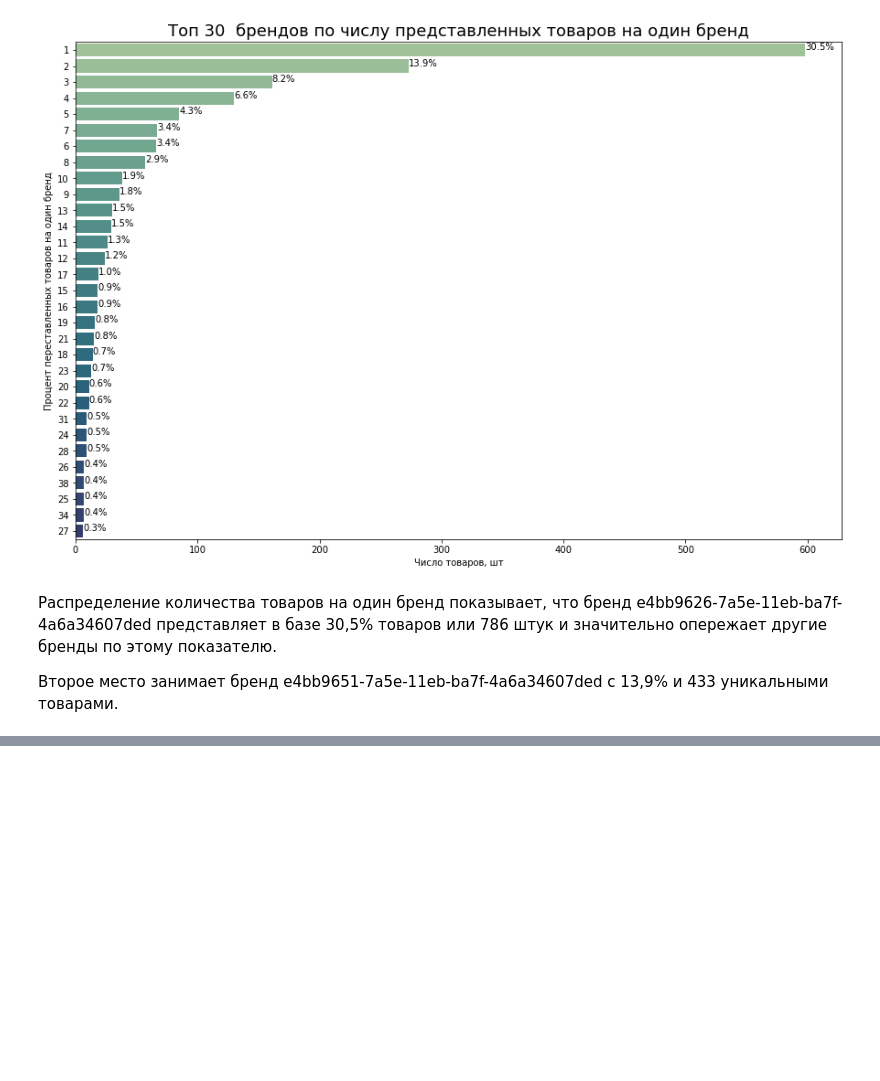
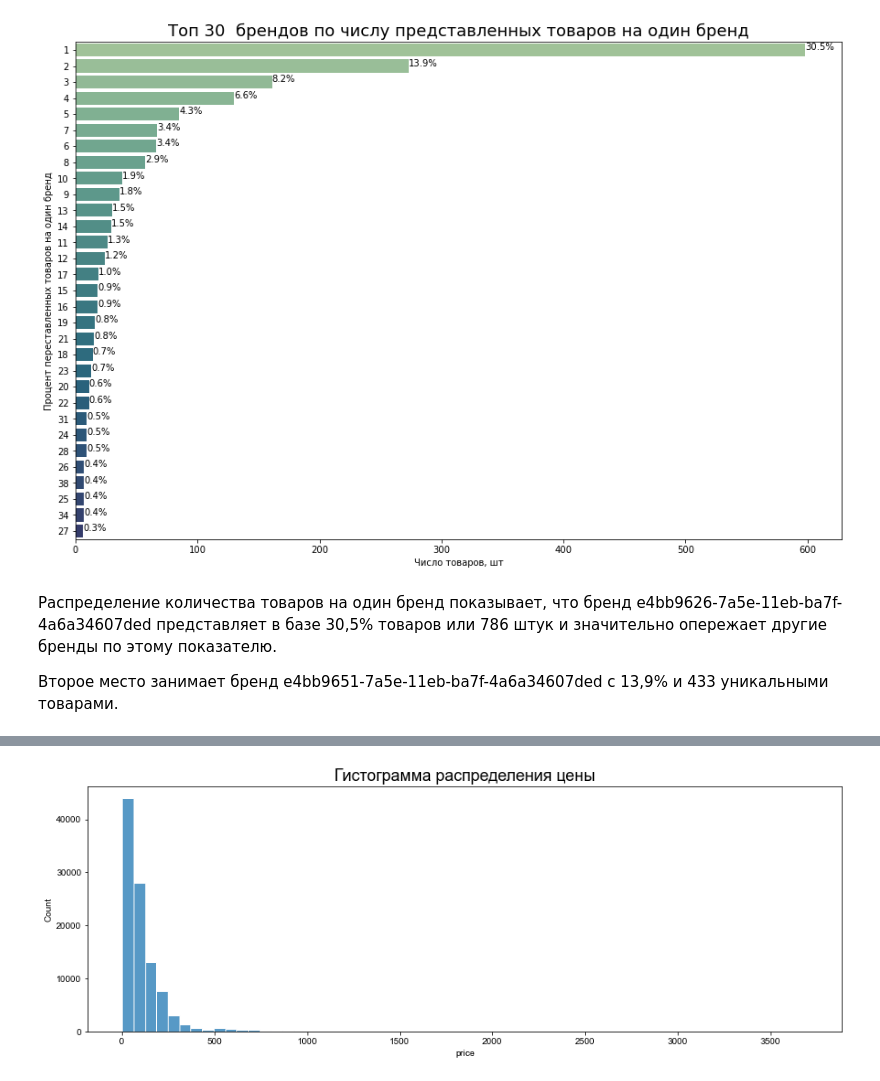
Before and after one commit to rttrif/TrifonovRS.Data_Analysiss_Portfolio.github.io, a Jupyter notebook: Machine Learning/Project 3 - Imprice/Solution_TrifonovRS.ipynb, the cells around one changed output, grey strips where cells are left out. Cells and saved outputs as stored; diff of their text form; code cells hidden in the pictures; blank space fills up the shorter version.

```diff
--- a/Machine Learning/Project 3 - Imprice/Solution_TrifonovRS.ipynb
+++ b/Machine Learning/Project 3 - Imprice/Solution_TrifonovRS.ipynb
@@ -66,0 +118,14 @@ KeyboardInterrupt:
+# %%
+# Для дальнейшего анализа возьмем 100000 последних записей по таблице sales
+
+# query = "SELECT * FROM sales WHERE date BETWEEN '2021-01-01' AND '2021-12-31'"
+
+query = '''
+SELECT *
+FROM sales
+ORDER BY date
+DESC LIMIT 100000
+'''
+
+sales = pd.read_sql_query(query,engine)
+sales.head()
@@ -199,0 +420,8 @@ plt.show()
+# %%
+plt.subplots(figsize=(15, 5))
+sns.set_style('whitegrid')
+sns.histplot(data = sales['price'], bins = 60, stat = 'count', kde = False)
+plt.title("Гистограмма распределения цены", fontsize=18)
+plt.show()
+# %% [output]
+[figure, added]
```
Also changed, not shown: parts of 63 cells of this notebook.
